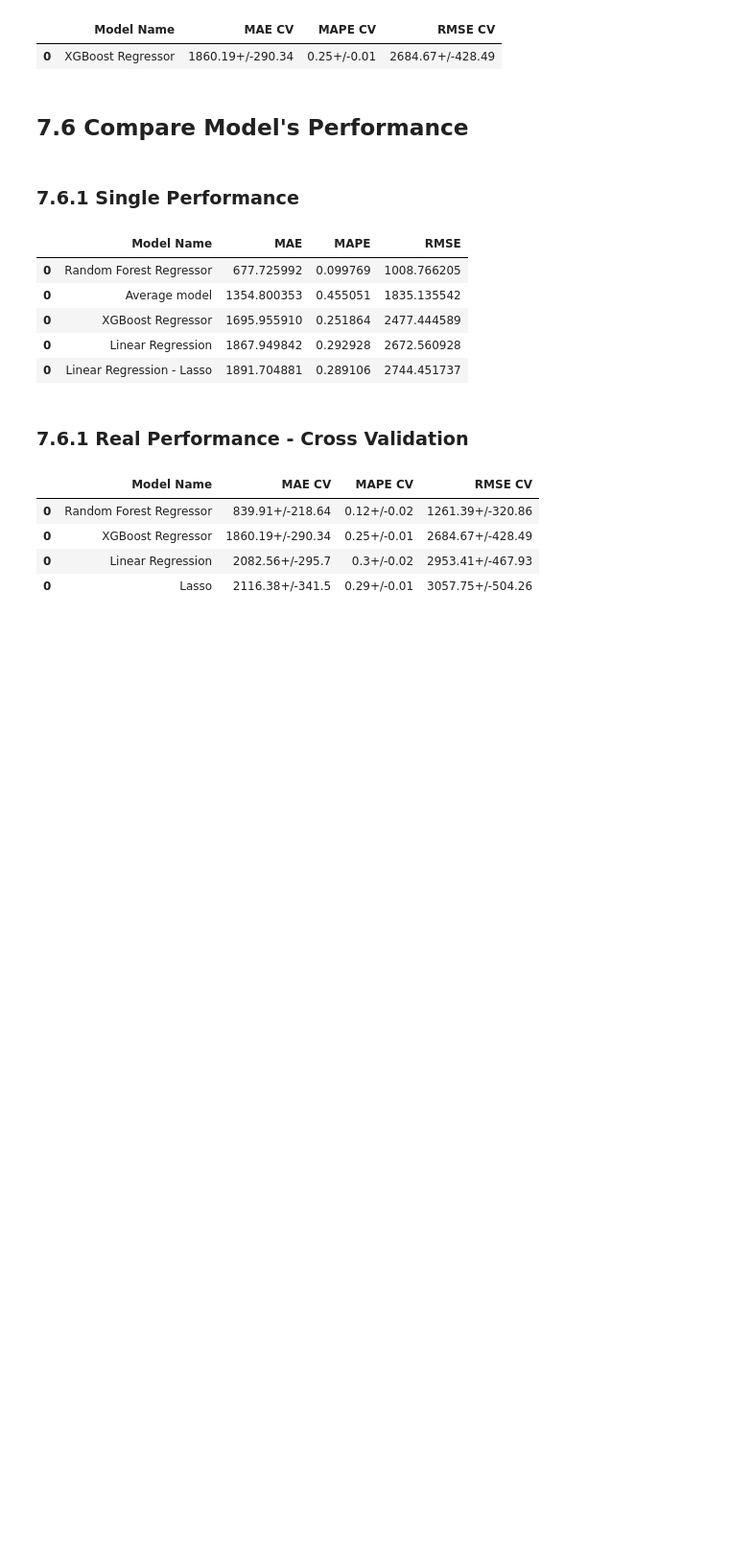
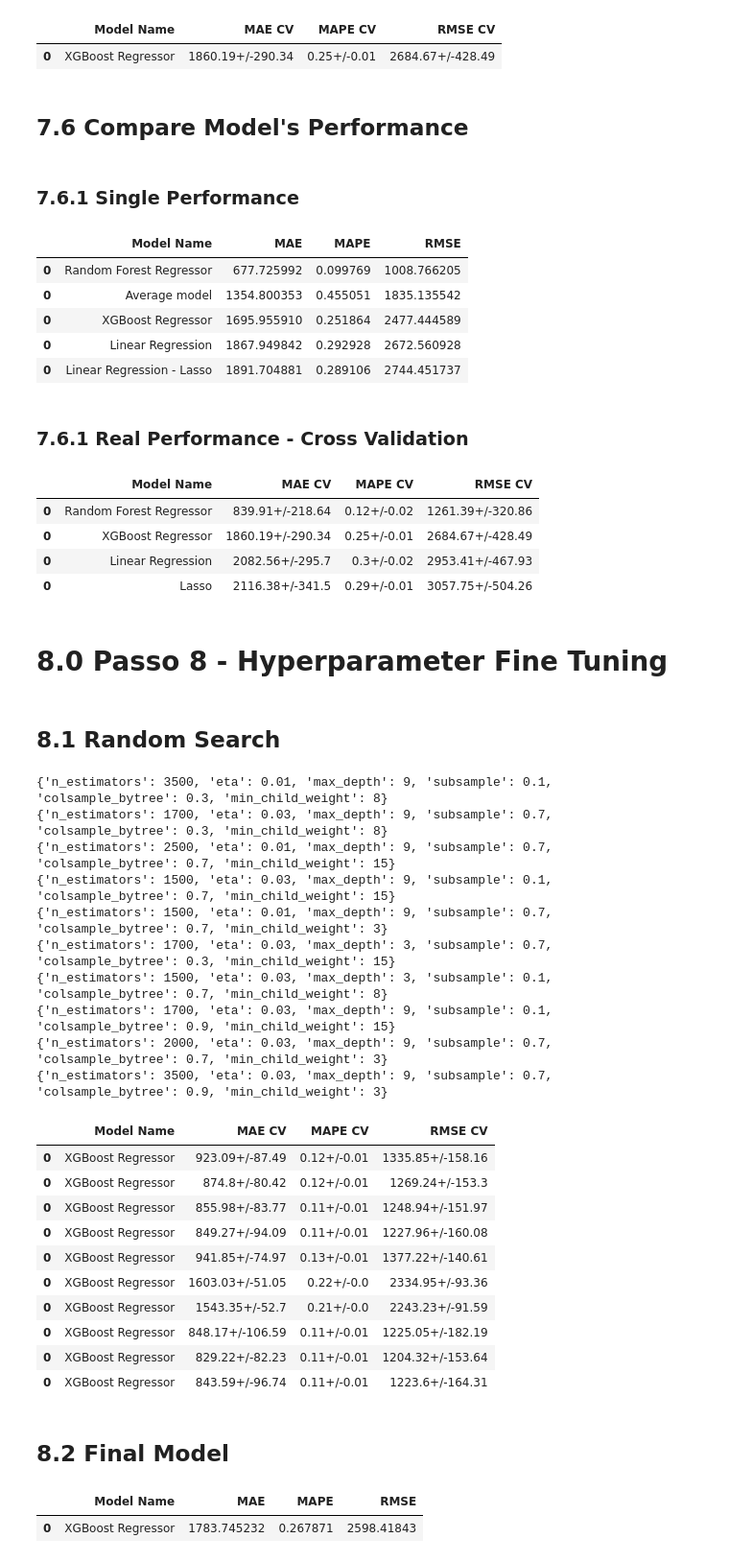
Before and after one commit to fr22/Rossmann_sales_prediction, a Jupyter notebook: store_sales_prediction.ipynb, the cells around one changed output. Shown at 96% size. Cells and saved outputs as stored; diff of their text form; code cells hidden in the pictures; blank space fills up the shorter version.

Commit message:
Hyperparameter fine tuning

```diff
--- a/store_sales_prediction.ipynb
+++ b/store_sales_prediction.ipynb
@@ -37,7 +38,7 @@ def cross_validation(x_training, kfold, model_name, model, verbose = False):
     mae_list = []
     mape_list = []
     rmse_list = []
-    for k in reversed(range(1,6)):
+    for k in reversed(range(1,kfold+1)):
 
 
         #start and end date for validation
@@ -1478,3 +1479,5 @@ modelling_result_cv.sort_values('RMSE CV')
 | 0 | XGBoost Regressor | 1860.19+/-290.34 | 0.25+/-0.01 | 2684.67+/-428.49 |
 | 0 | Linear Regression | 2082.56+/-295.7 | 0.3+/-0.02 | 2953.41+/-467.93 |
 | 0 | Lasso | 2116.38+/-341.5 | 0.29+/-0.01 | 3057.75+/-504.26 |
+# %% [markdown]
+# 8.0 Passo 8 - Hyperparameter Fine Tuning
@@ -1480,0 +1486,58 @@ modelling_result_cv.sort_values('RMSE CV')
+# %% [markdown]
+## 8.1 Random Search
+# %%
+param = {
+        'n_estimators' : [1500, 1700, 2000, 2500, 3500],
+        'eta' : [0.01, 0.03],
+        'max_depth' : [3, 5, 9],
+        'subsample' : [0.1, 0.5, 0.7],
+        'colsample_bytree' : [0.3, 0.7, 0.9],
+        'min_child_weight' : [3, 8, 15]
+}
+
+max_eval = 10
+# %%
+final_result = pd.DataFrame()
+for i in range(max_eval):
+    # choose values for parameters randomly
+    hp = {k: random.sample(v, 1)[0] for k, v in param.items()}
+    print(hp)
+    #model
+    model_xgb = xgb.XGBRegressor(objective = 'reg:squarederror',
+                                n_estimators = hp['n_estimators'],
+                                eta = hp['eta'],
+                                max_depth = hp['max_depth'],
+                                subsample = hp['subsample'],
+                                colsample_bytree = hp['colsample_bytree'],
+                                min_child_weight = hp['min_child_weight']
+                                  )
+
+    # performace
+    result = cross_validation(x_training, 2, 'XGBoost Regressor', model_xgb, verbose = False)
+    final_result = pd.concat([final_result, result])
+
+final_result
+# %% [output]
+{'n_estimators': 3500, 'eta': 0.01, 'max_depth': 9, 'subsample': 0.1, 'colsample_bytree': 0.3, 'min_child_weight': 8}
+{'n_estimators': 1700, 'eta': 0.03, 'max_depth': 9, 'subsample': 0.7, 'colsample_bytree': 0.3, 'min_child_weight': 8}
+{'n_estimators': 2500, 'eta': 0.01, 'max_depth': 9, 'subsample': 0.7, 'colsample_bytree': 0.7, 'min_child_weight': 15}
+{'n_estimators': 1500, 'eta': 0.03, 'max_depth': 9, 'subsample': 0.1, 'colsample_bytree': 0.7, 'min_child_weight': 15}
+{'n_estimators': 1500, 'eta': 0.01, 'max_depth': 9, 'subsample': 0.7, 'colsample_bytree': 0.7, 'min_child_weight': 3}
+{'n_estimators': 1700, 'eta': 0.03, 'max_depth': 3, 'subsample': 0.7, 'colsample_bytree': 0.3, 'min_child_weight': 15}
+{'n_estimators': 1500, 'eta': 0.03, 'max_depth': 3, 'subsample': 0.1, 'colsample_bytree': 0.7, 'min_child_weight': 8}
+{'n_estimators': 1700, 'eta': 0.03, 'max_depth': 9, 'subsample': 0.1, 'colsample_bytree': 0.9, 'min_child_weight': 15}
+{'n_estimators': 2000, 'eta': 0.03, 'max_depth': 9, 'subsample': 0.7, 'colsample_bytree': 0.7, 'min_child_weight': 3}
+{'n_estimators': 3500, 'eta': 0.03, 'max_depth': 9, 'subsample': 0.7, 'colsample_bytree': 0.9, 'min_child_weight': 3}
+|  | Model Name | MAE CV | MAPE CV | RMSE CV |
+| 0 | XGBoost Regressor | 923.09+/-87.49 | 0.12+/-0.01 | 1335.85+/-158.16 |
+| 0 | XGBoost Regressor | 874.8+/-80.42 | 0.12+/-0.01 | 1269.24+/-153.3 |
+| 0 | XGBoost Regressor | 855.98+/-83.77 | 0.11+/-0.01 | 1248.94+/-151.97 |
+| 0 | XGBoost Regressor | 849.27+/-94.09 | 0.11+/-0.01 | 1227.96+/-160.08 |
+| 0 | XGBoost Regressor | 941.85+/-74.97 | 0.13+/-0.01 | 1377.22+/-140.61 |
+| 0 | XGBoost Regressor | 1603.03+/-51.05 | 0.22+/-0.0 | 2334.95+/-93.36 |
+| 0 | XGBoost Regressor | 1543.35+/-52.7 | 0.21+/-0.0 | 2243.23+/-91.59 |
+| 0 | XGBoost Regressor | 848.17+/-106.59 | 0.11+/-0.01 | 1225.05+/-182.19 |
+| 0 | XGBoost Regressor | 829.22+/-82.23 | 0.11+/-0.01 | 1204.32+/-153.64 |
+| 0 | XGBoost Regressor | 843.59+/-96.74 | 0.11+/-0.01 | 1223.6+/-164.31 |
+# %% [markdown]
+## 8.2 Final Model
@@ -1480,0 +1556,17 @@ modelling_result_cv.sort_values('RMSE CV')
+# %%
+model_xgb_tuned = xgb.XGBRegressor(objective = 'reg:squarederror',
+                                n_estimators = param_tuned['n_estimators'],
+                                eta = param_tuned['eta'],
+                                max_depth = param_tuned['max_depth'],
+                                subsample = param_tuned['subsample'],
+                                colsample_bytree = param_tuned['colsample_bytree'],
+                                min_child_weight = param_tuned['min_child_weight']
+                                  ).fit(x_train, y_train)
+#predict
+yhat_xgb_tuned = model_xgb_tuned.predict(x_test)
+# performace
+xgb_result_result = ml_error('XGBoost Regressor', np.expm1(y_test), np.expm1(yhat_xgb_tuned))
+xgb_result_result
+# %% [output]
+|  | Model Name | MAE | MAPE | RMSE |
+| 0 | XGBoost Regressor | 1783.745232 | 0.267871 | 2598.41843 |
```
Also changed, not shown: parts of 7 cells of this notebook.
